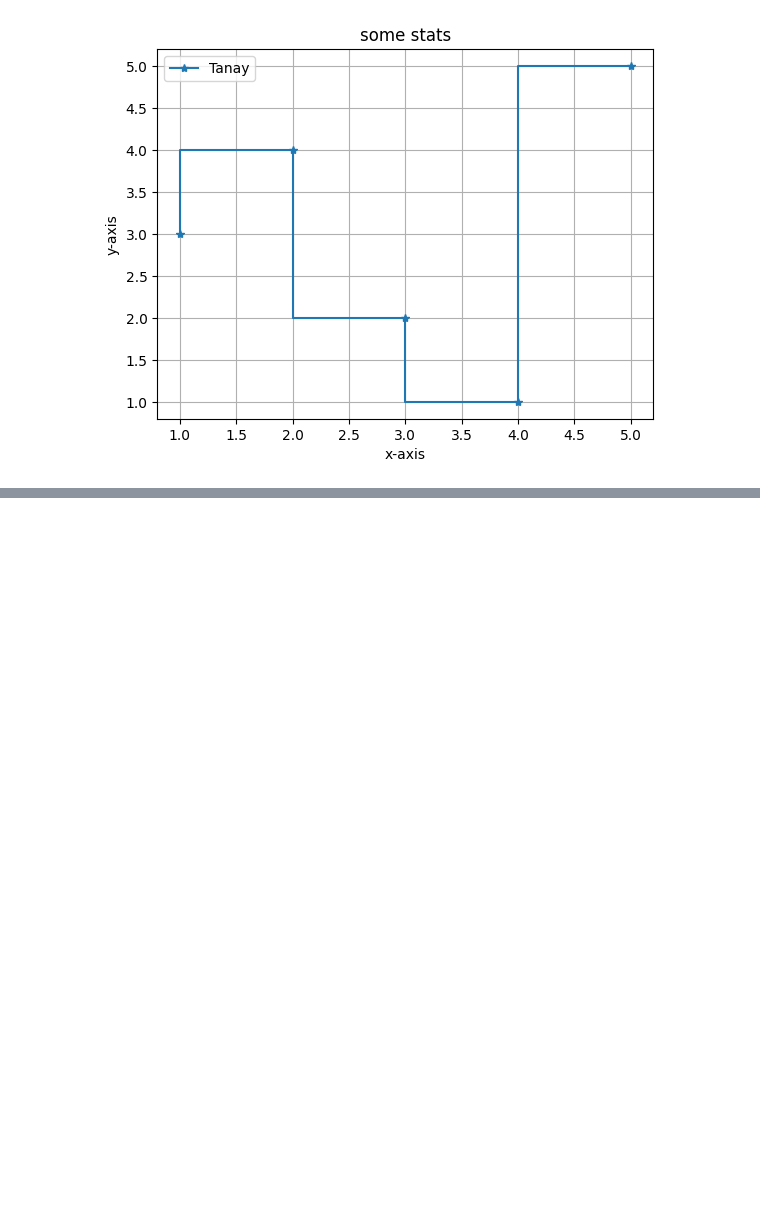
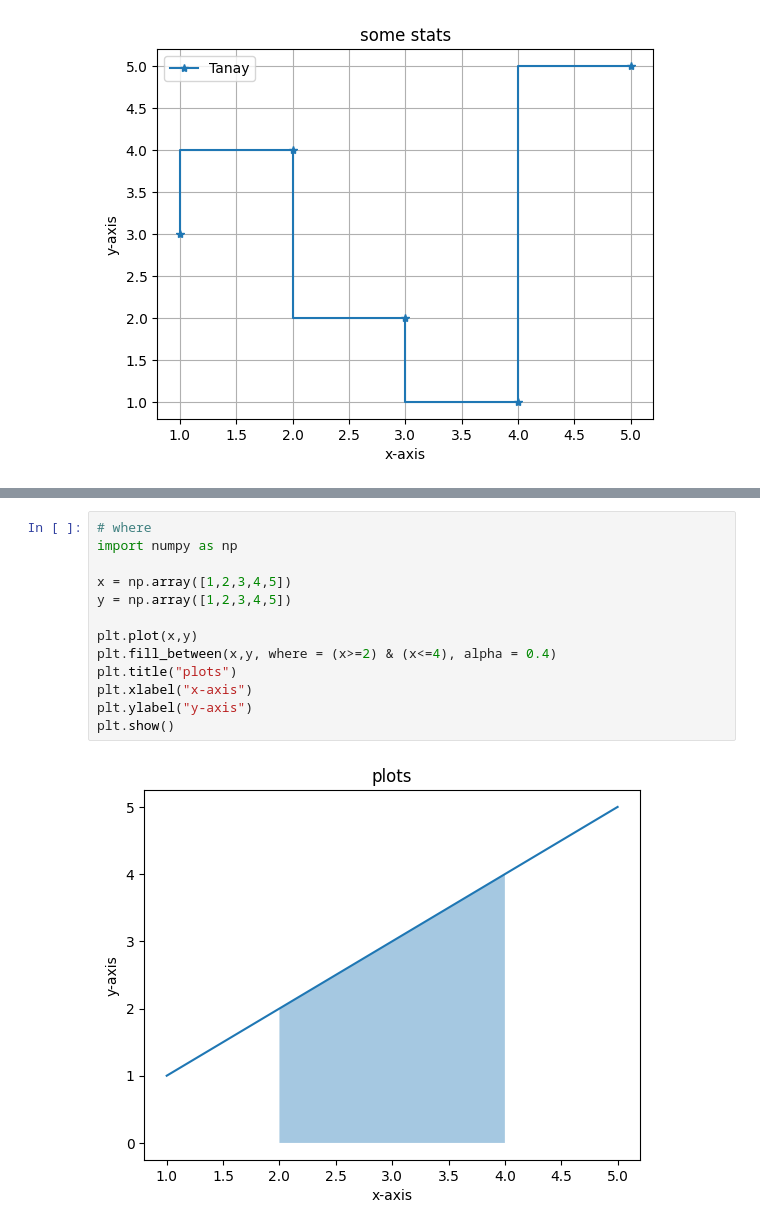
Before and after one commit to Tanay-Dwivedi/DADS-practice, a Jupyter notebook: Python/Matplotlib/matplotlib_practice2.ipynb, the cells around one changed output, grey strips where cells are left out. Drawn from its saved outputs; the diff is of its cells as text; blank space fills up the shorter version.

```diff
--- a/Python/Matplotlib/matplotlib_practice2.ipynb
+++ b/Python/Matplotlib/matplotlib_practice2.ipynb
@@ -341,0 +369,15 @@ plt.show()
+# %%
+# where
+import numpy as np
+
+x = np.array([1,2,3,4,5])
+y = np.array([1,2,3,4,5])
+
+plt.plot(x,y)
+plt.fill_between(x,y, where = (x>=2) & (x<=4), alpha = 0.4)
+plt.title("plots")
+plt.xlabel("x-axis")
+plt.ylabel("y-axis")
+plt.show()
+# %% [output]
+[figure, added]
```
Also changed, not shown: parts of 4 cells of this notebook.
